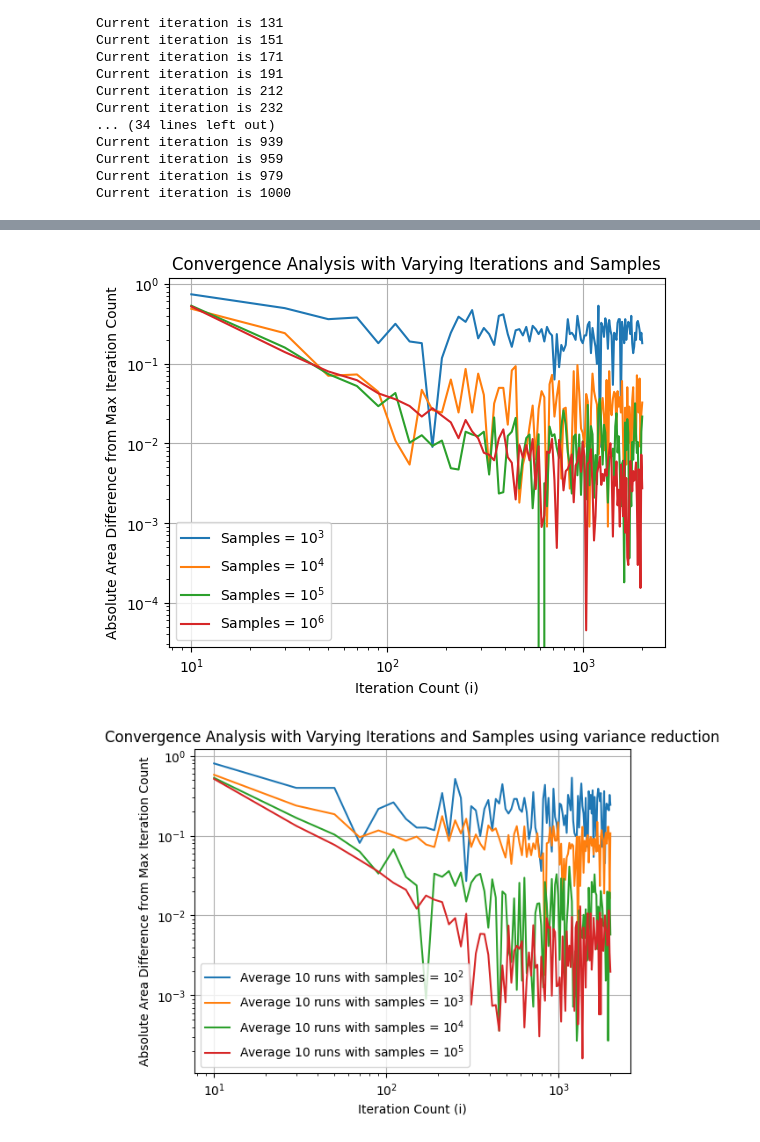
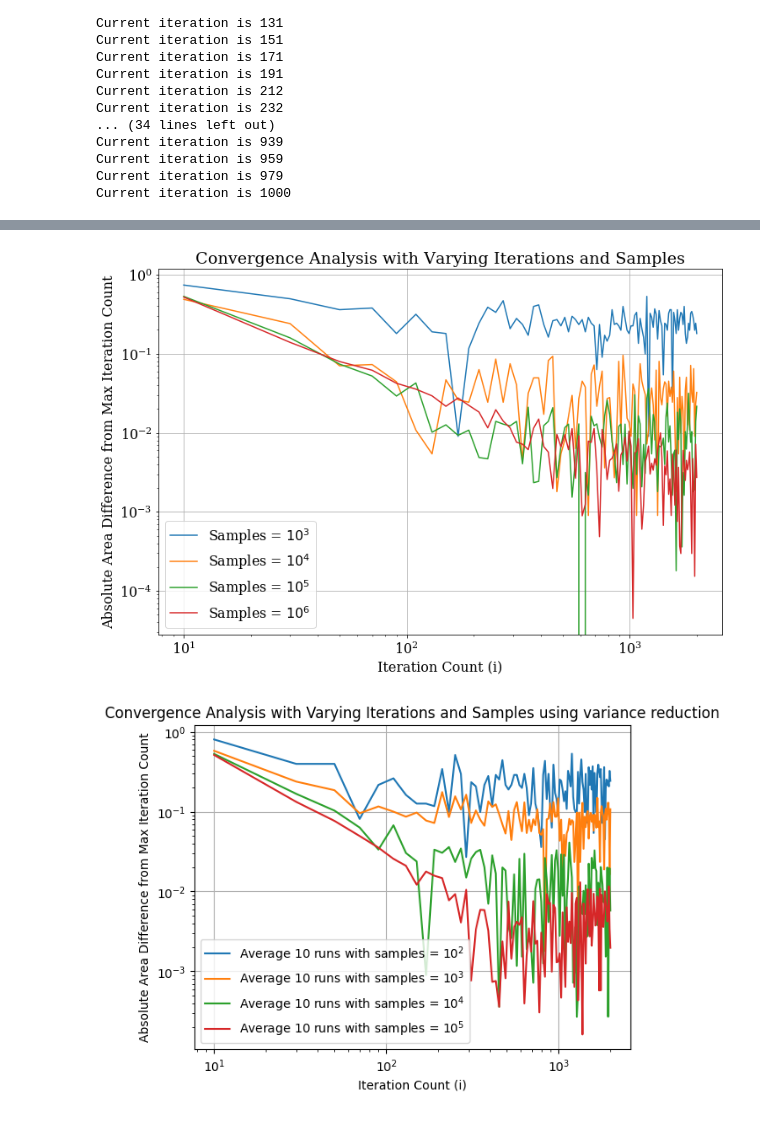
Before and after one commit to reqctoe/STSIM_ass1, a Jupyter notebook: ElinevandeLagemaat_11892900_AdrianRuesink_12195669_EzradeCleen_12042137.ipynb, the cells around one changed output, grey strips where cells are left out. Cells and saved outputs as stored; diff of their text form; code cells hidden in the pictures.

```diff
--- a/ElinevandeLagemaat_11892900_AdrianRuesink_12195669_EzradeCleen_12042137.ipynb
+++ b/ElinevandeLagemaat_11892900_AdrianRuesink_12195669_EzradeCleen_12042137.ipynb
@@ -6,6 +6,9 @@ import numpy as np
 from matplotlib.animation import FuncAnimation
 from pyDOE import lhs
 import math
+from matplotlib import rcParams
+rcParams['font.family'] = "serif"       # Setting the font in graphs etc
+rcParams['font.size'] = 16
 # %% [markdown]
 ### Mandelbrot functions
 # %%
@@ -341,37 +341,36 @@ plt.show()
 np.random.seed(0)
 
 max_iter = 2000
 sample_range = np.logspace(3, 6, 4, dtype=int)
 iteration_steps = np.linspace(10, max_iter, 100, dtype=int)
 
 area_differences = np.zeros((len(sample_range), len(iteration_steps)))
 
 # Compute the areas for different combinations of i and
 for s_index, s in enumerate(sample_range):
 
     # Calculate the area for the maximum iteration count
     area_max = monte_carlo_no_array(s, max_iter)
 
     for i_index, i in enumerate(iteration_steps):
 
         area_i = monte_carlo_no_array(s, i)
         area_differences[s_index, i_index] = np.abs(area_i - area_max)
 
+plt.figure(figsize=[12,8])
 # Plot the differences as a function of i for each s
 for s_index, s in enumerate(sample_range):
-    plt.plot(iteration_steps, area_differences[s_index, :], label=f'Samples = $10^{s_index+3}$')
+    plt.loglog(iteration_steps, area_differences[s_index, :], label=f'Samples = $10^{s_index+3}$')
 
 plt.xlabel('Iteration Count (i)')
 plt.ylabel('Absolute Area Difference from Max Iteration Count')
-plt.yscale('log')
-plt.xscale('log')
 plt.legend()
 plt.title('Convergence Analysis with Varying Iterations and Samples')
 plt.grid(True)
 plt.savefig("convergence.png",dpi= 1000)
 plt.show()
 # %% [output]
-[figure, old version]
+[figure, new version]
 # %%
 np.random.seed(0)
 # Takes about 15 minutes to compute, change max_iter or samples to speed up
```
Also changed, not shown: parts of 11 cells of this notebook, 1 other file.
